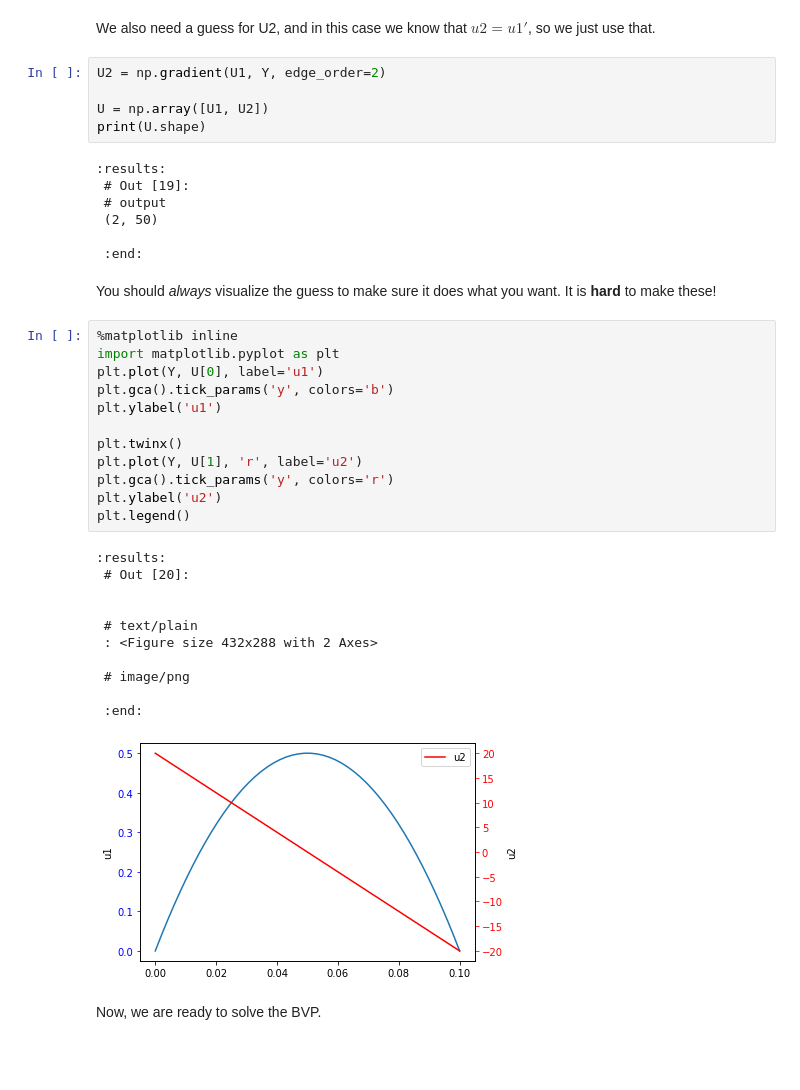
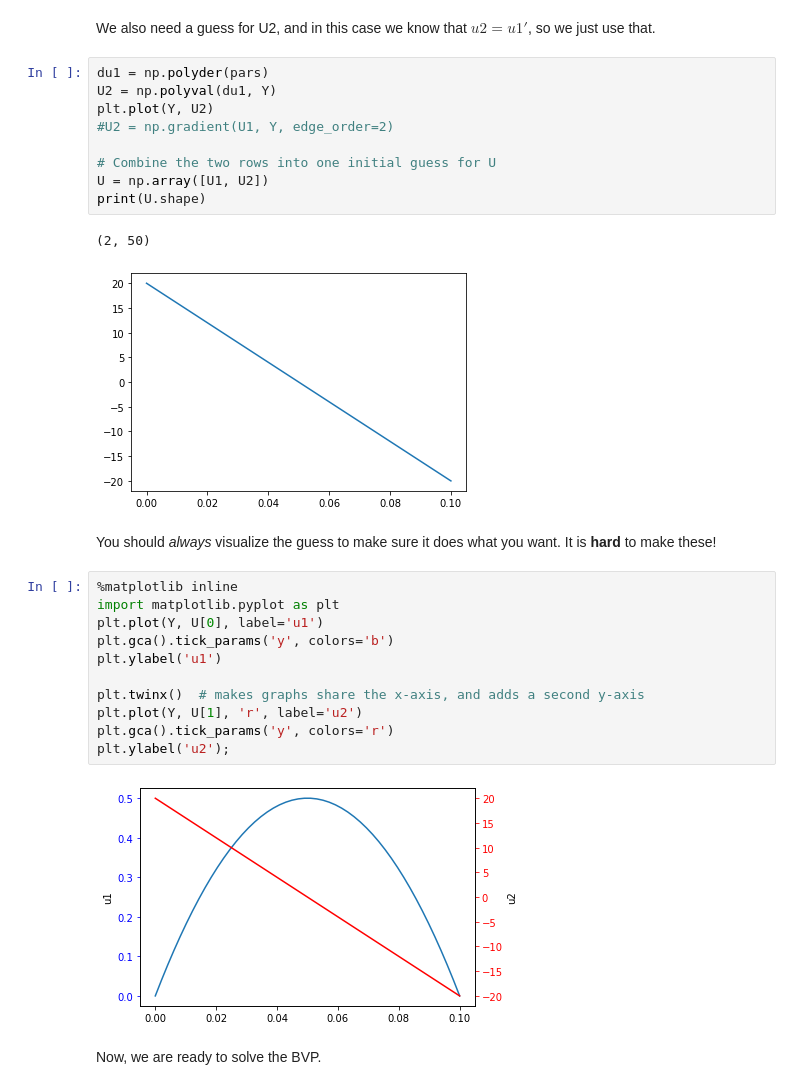
Before and after one commit to jkitchin/f19-06623, a Jupyter notebook: lectures/09-bvp.ipynb, the cells around one changed output. Drawn from its saved outputs; the diff is of its cells as text; blank space fills up the shorter version.

```diff
--- a/lectures/09-bvp.ipynb
+++ b/lectures/09-bvp.ipynb
@@ -236,43 +246,32 @@ U1 = np.polyval(pars, Y)
 # %% [markdown]
 We also need a guess for U2, and in this case we know that $u2 = u1'$, so we just use that.
 # %%
-U2 = np.gradient(U1, Y, edge_order=2)
+du1 = np.polyder(pars)
+U2 = np.polyval(du1, Y)
+plt.plot(Y, U2)
+#U2 = np.gradient(U1, Y, edge_order=2)
 
+# Combine the two rows into one initial guess for U
 U = np.array([U1, U2])
 print(U.shape)
 # %% [output]
-:results:
- # Out [19]:
- # output
- (2, 50)
-
- :end:
+(2, 50)
+[figure, added]
 # %% [markdown]
 You should *always* visualize the guess to make sure it does what you want. It is **hard** to make these!
 # %%
 %matplotlib inline
 import matplotlib.pyplot as plt
 plt.plot(Y, U[0], label='u1')
 plt.gca().tick_params('y', colors='b')
 plt.ylabel('u1')
 
-plt.twinx()
+plt.twinx()  # makes graphs share the x-axis, and adds a second y-axis
 plt.plot(Y, U[1], 'r', label='u2')
 plt.gca().tick_params('y', colors='r')
-plt.ylabel('u2')
-plt.legend()
+plt.ylabel('u2');
 # %% [output]
-:results:
- # Out [20]:
-
-
- # text/plain
- : <Figure size 432x288 with 2 Axes>
-
- # image/png
-
- :end:
-[figure, old version]
+[figure, new version]
 # %% [markdown]
 Now, we are ready to solve the BVP.
 # %%
```
Also changed, not shown: parts of 32 cells of this notebook.
